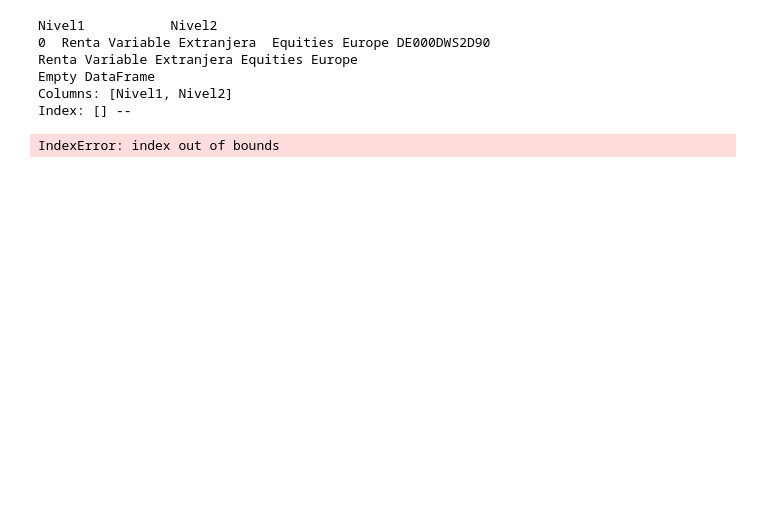
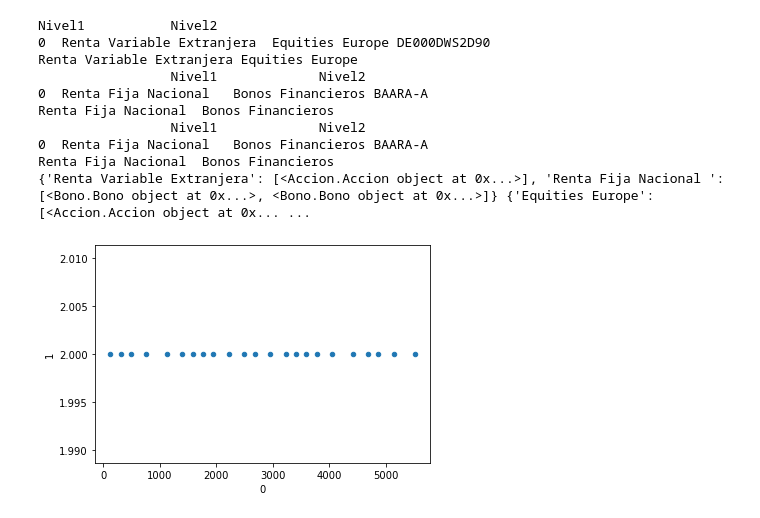
Before and after one commit to GrosoWoW/Practica, a Jupyter notebook: Intento/Cartera/Simulacion_Cartera_ALIVE.ipynb, the cells around one changed output. Saved outputs shown, nothing was run; the diff lists cells and outputs as text; code cells hidden in the pictures; blank space fills up the shorter version.

```diff
--- a/Intento/Cartera/Simulacion_Cartera_ALIVE.ipynb
+++ b/Intento/Cartera/Simulacion_Cartera_ALIVE.ipynb
@@ -102,5 +102,5 @@ def ajustes(bonos):
     bonos['Riesgo'] = bonos['RiesgoInt'].apply(lambda x: conversionSYP(x))
     return bonos
 # %%
-bonos = ajustes(bonos_dbAlgebra(3,cn))
+bonos = ajustes(bonos_dbAlgebra(2,cn))
 bonos
@@ -126,14 +118,18 @@ See the caveats in the documentation: http://pandas.pydata.org/pandas-docs/stabl
 # %%
 acciones = historico("DE000DWS2D90", "A", 60)
 # %%
-cartera = Cartera(acciones, pd.DataFrame(), derivados,'CLP', datetime.date(2019,2,1), cn, 60)
+cartera = Cartera(acciones, bonos, pd.DataFrame(),'CLP', datetime.date(2019,2,1), cn, 60)
 # %% [output]
 Nivel1           Nivel2
 0  Renta Variable Extranjera  Equities Europe DE000DWS2D90
 Renta Variable Extranjera Equities Europe
-Empty DataFrame
-Columns: [Nivel1, Nivel2]
-Index: [] --
+                 Nivel1             Nivel2
+0  Renta Fija Nacional   Bonos Financieros BAARA-A
+Renta Fija Nacional  Bonos Financieros
+                 Nivel1             Nivel2
+0  Renta Fija Nacional   Bonos Financieros BAARA-A
+Renta Fija Nacional  Bonos Financieros
+{'Renta Variable Extranjera': [<Accion.Accion object at 0x...>], 'Renta Fija Nacional ': [<Bono.Bono object at 0x...>, <Bono.Bono object at 0x...>]} {'Equities Europe': [<Accion.Accion object at 0x... ...
-IndexError: index out of bounds
+[figure, added]
 # %%
 print(cartera.get_historicos_totales())
```
Also changed, not shown: parts of 5 cells of this notebook, 1 other file.
